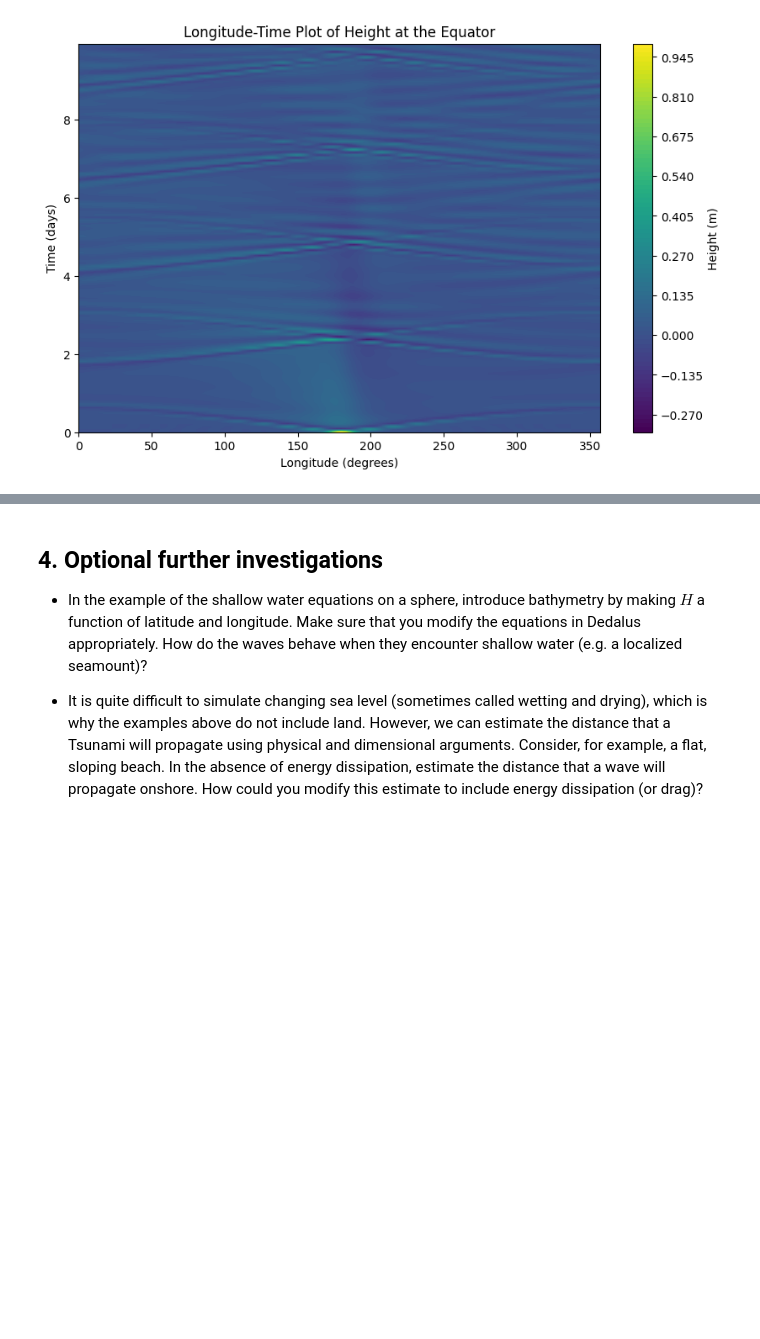
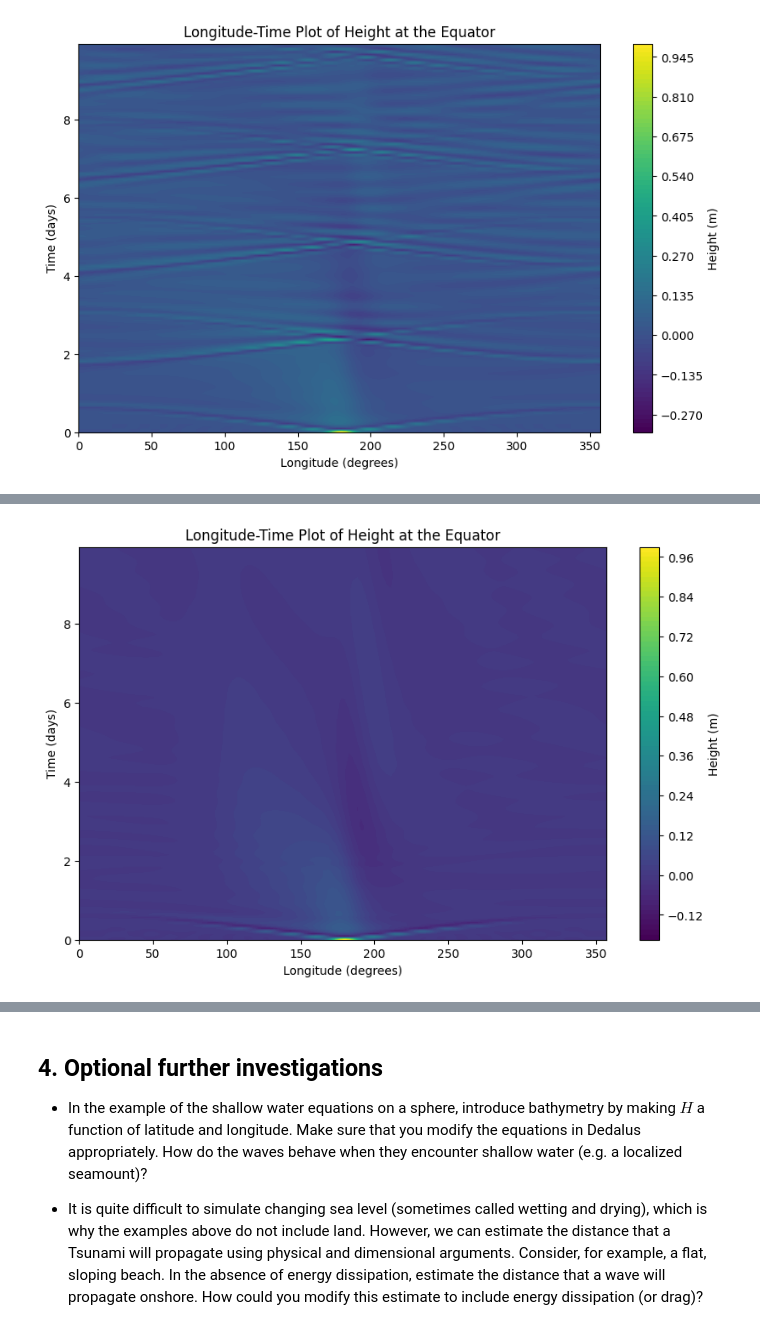
Before and after one commit to StarYuxinChen/QCES, a Jupyter notebook: Project3_tsunami.ipynb, the cells around one changed output, grey strips where cells are left out. Saved outputs shown, nothing was run; the diff lists cells and outputs as text; code cells hidden in the pictures; blank space fills up the shorter version.

```diff
--- a/Project3_tsunami.ipynb
+++ b/Project3_tsunami.ipynb
@@ -1071 +1035,17 @@ INFO:subsystems:Building subproblem matrices 35/63 (~56%) Elapsed: 1s, Remaining
 ... (188 outputs left out)
+# %%
+#Simulated phase velocity
+# Create 2D arrays for longitude and time using meshgrid
+t_2d, phi_2d = np.meshgrid(t_save / day, phi * 180 / np.pi, indexing='ij')
+height_lon_time = h_save[:, :, theta_idx]
+
+# Create a contour plot
+plt.figure(figsize=(10, 6))
+plt.contourf(phi_2d, t_2d, height_lon_time, levels=100, cmap='viridis')
+plt.colorbar(label='Height (m)')
+plt.xlabel('Longitude (degrees)')
+plt.ylabel('Time (days)')
+plt.title('Longitude-Time Plot of Height at the Equator')
+plt.show()
+# %% [output]
+[figure, added]
```
Also changed, not shown: parts of 16 cells of this notebook.
